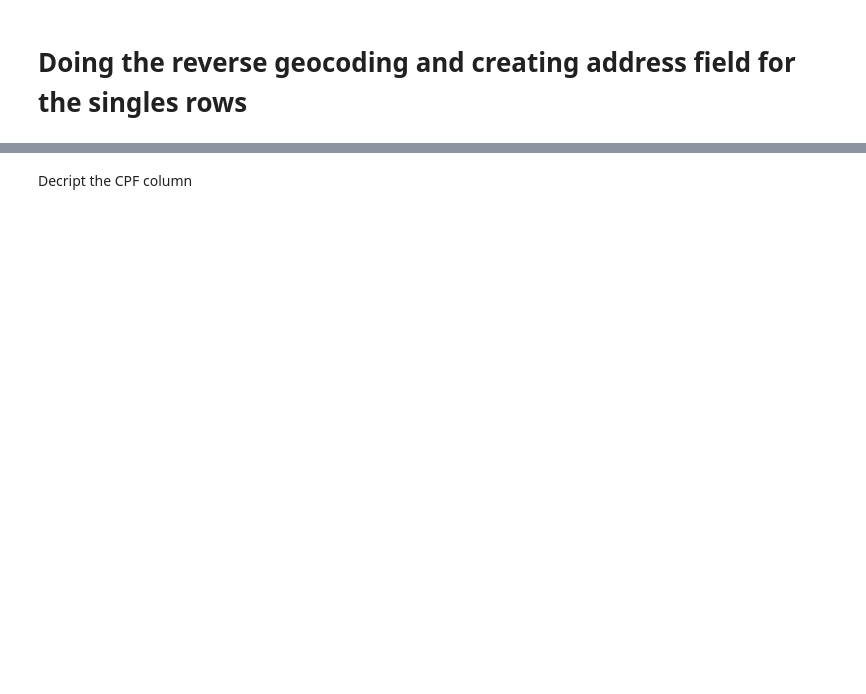
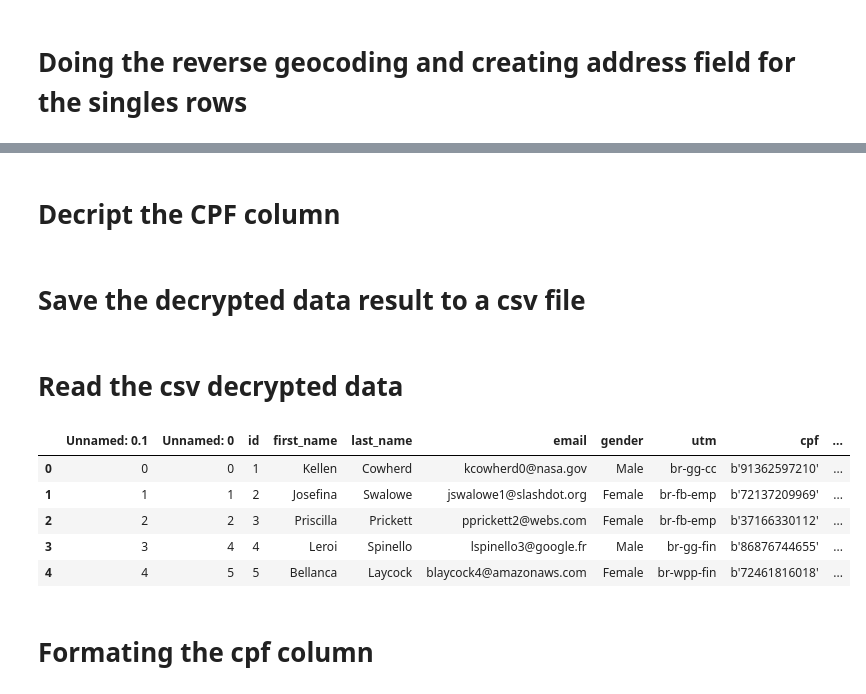
Before and after one commit to fabianomalves/data_engineer_test, a Jupyter notebook: data_engineer_test.ipynb, the cells around one changed output, grey strips where cells are left out. Drawn from its saved outputs; the diff is of its cells as text; code cells hidden in the pictures; blank space fills up the shorter version.

```diff
--- a/data_engineer_test.ipynb
+++ b/data_engineer_test.ipynb
@@ -173,2 +108,2 @@ df_distinct_id_rows.head()
 # %% [markdown]
-Decript the CPF column
+# Decript the CPF column
@@ -174,0 +114,2 @@ Decript the CPF column
+# %% [markdown]
+# Save the decrypted data result to a csv file
@@ -174,0 +118,15 @@ Decript the CPF column
+# %% [markdown]
+# Read the csv decrypted data
+# %%
+df_decrypt_cpf = pd.read_csv('../data_engineer_test/df_decrypt_cpf.csv')
+df_decrypt_cpf.head()
+#df_decrypt_cpf.info()
+# %% [output]
+|  | Unnamed: 0.1 | Unnamed: 0 | id | first_name | last_name | email | gender | utm | cpf | ... |
+| 0 | 0 | 0 | 1 | Kellen | Cowherd | kcowherd0@nasa.gov | Male | br-gg-cc | b'91362597210' | ... |
+| 1 | 1 | 1 | 2 | Josefina | Swalowe | jswalowe1@slashdot.org | Female | br-fb-emp | b'72137209969' | ... |
+| 2 | 2 | 2 | 3 | Priscilla | Prickett | pprickett2@webs.com | Female | br-fb-emp | b'37166330112' | ... |
+| 3 | 3 | 4 | 4 | Leroi | Spinello | lspinello3@google.fr | Male | br-gg-fin | b'86876744655' | ... |
+| 4 | 4 | 5 | 5 | Bellanca | Laycock | blaycock4@amazonaws.com | Female | br-wpp-fin | b'72461816018' | ... |
+# %% [markdown]
+# Formating the cpf column
```
Also changed, not shown: parts of 24 cells of this notebook.
